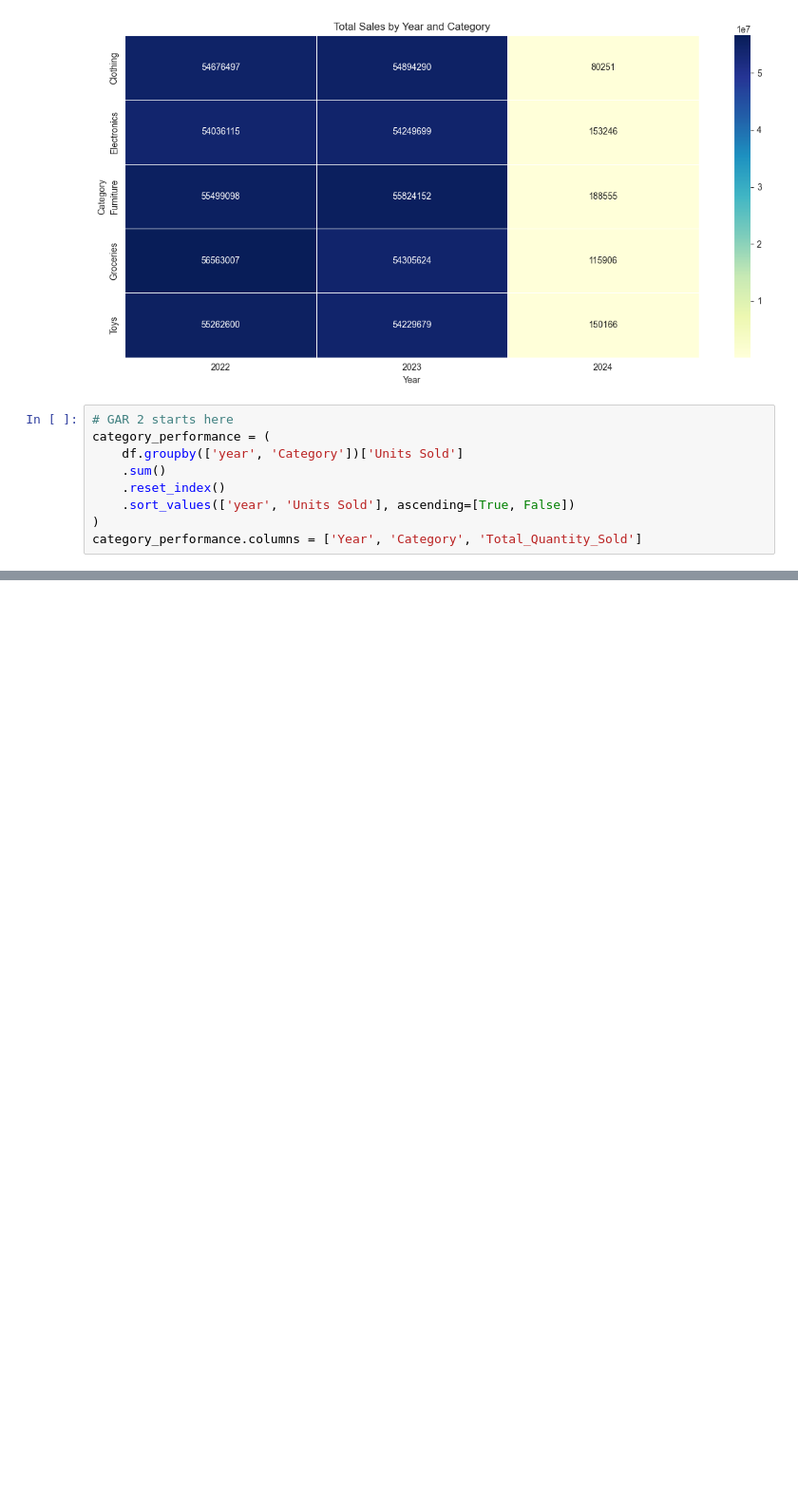
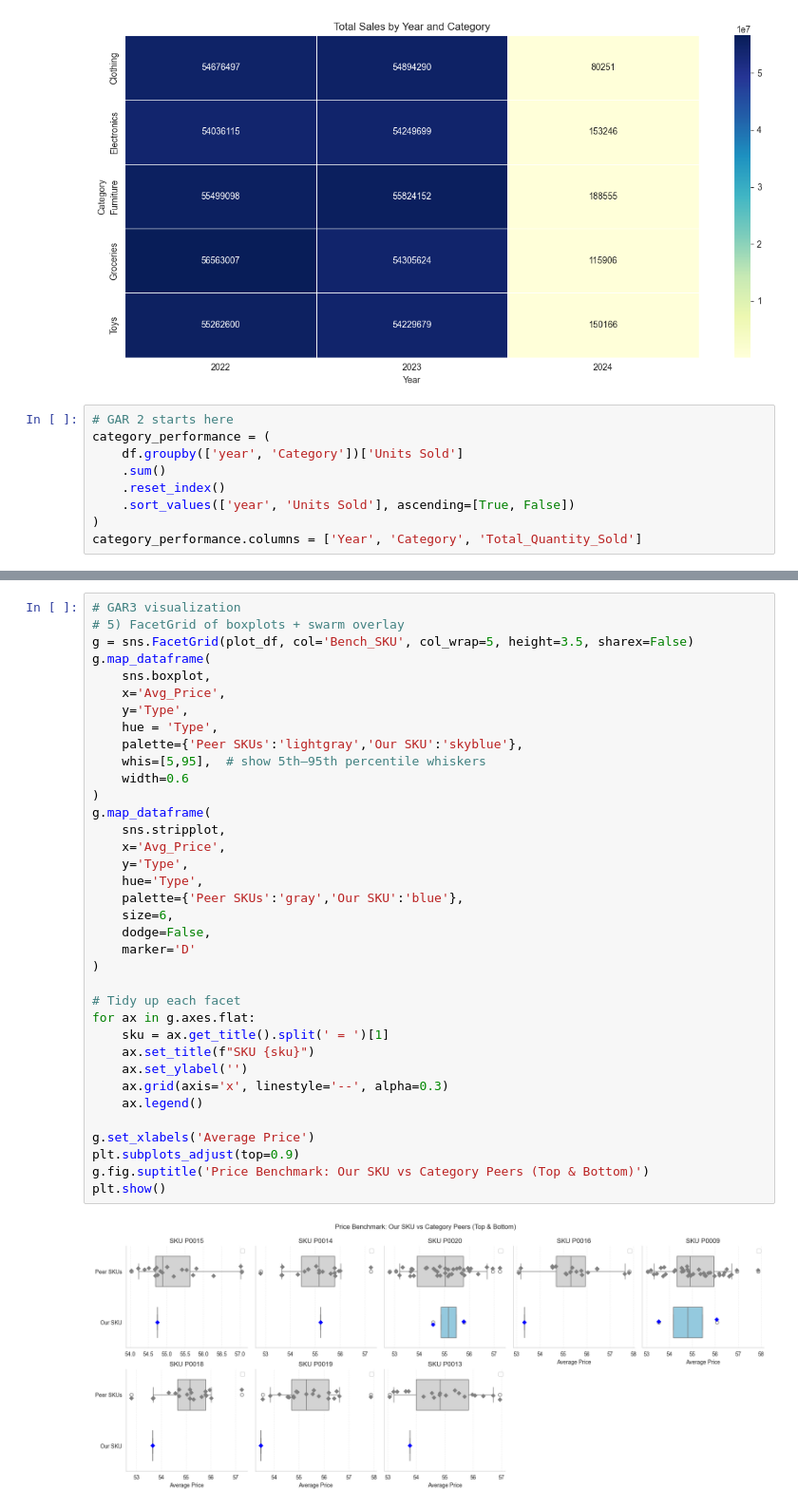
Before and after one commit to Abhijeeth7/Retail-Store-Inventory-Forecasting-Data-Analysis, a Jupyter notebook: Python_file/Retail-Store-Data-Analysis.ipynb, the cells around one changed output, grey strips where cells are left out. Shown at 95% size. Cells and saved outputs as stored; diff of their text form; blank space fills up the shorter version.

```diff
--- a/Python_file/Retail-Store-Data-Analysis.ipynb
+++ b/Python_file/Retail-Store-Data-Analysis.ipynb
@@ -431,0 +557,38 @@ Passing `palette` without assigning `hue` is deprecated and will be removed in v
+# %%
+# GAR3 visualization
+# 5) FacetGrid of boxplots + swarm overlay
+g = sns.FacetGrid(plot_df, col='Bench_SKU', col_wrap=5, height=3.5, sharex=False)
+g.map_dataframe(
+    sns.boxplot,
+    x='Avg_Price',
+    y='Type',
+    hue = 'Type',
+    palette={'Peer SKUs':'lightgray','Our SKU':'skyblue'},
+    whis=[5,95],  # show 5th–95th percentile whiskers
+    width=0.6
+)
+g.map_dataframe(
+    sns.stripplot,
+    x='Avg_Price',
+    y='Type',
+    hue='Type',
+    palette={'Peer SKUs':'gray','Our SKU':'blue'},
+    size=6,
+    dodge=False,
+    marker='D'
+)
+
+# Tidy up each facet
+for ax in g.axes.flat:
+    sku = ax.get_title().split(' = ')[1]
+    ax.set_title(f"SKU {sku}")
+    ax.set_ylabel('')
+    ax.grid(axis='x', linestyle='--', alpha=0.3)
+    ax.legend()
+
+g.set_xlabels('Average Price')
+plt.subplots_adjust(top=0.9)
+g.fig.suptitle('Price Benchmark: Our SKU vs Category Peers (Top & Bottom)')
+plt.show()
+# %% [output]
+[figure, added]
```
Also changed, not shown: parts of 4 cells of this notebook, 1 other file.
